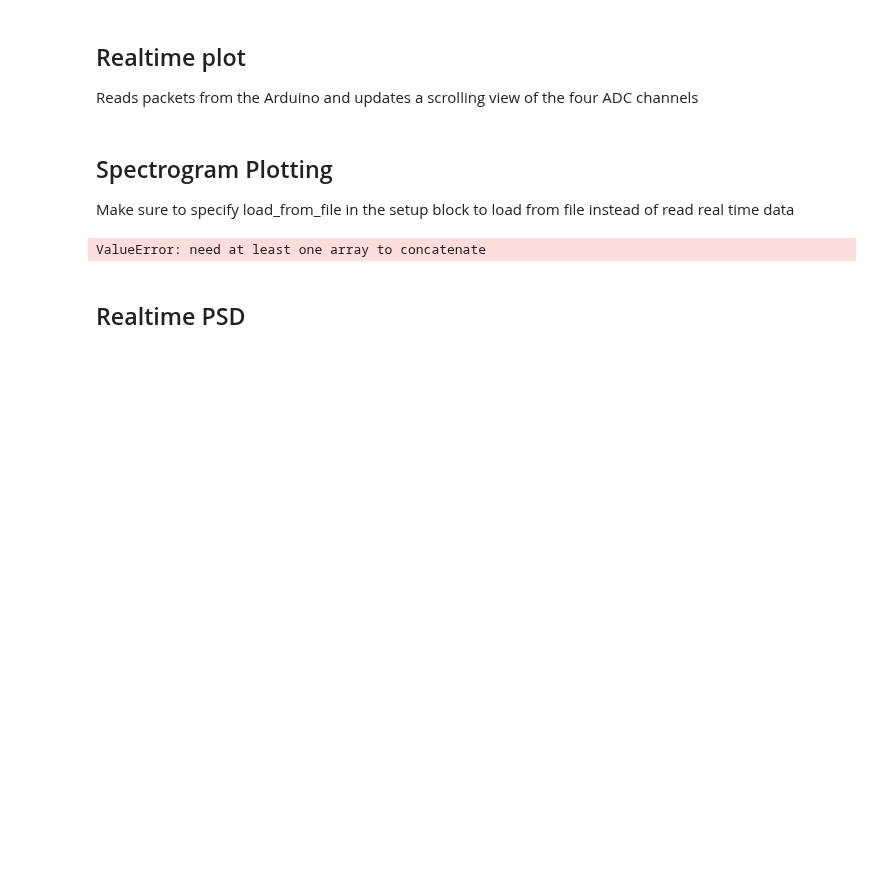
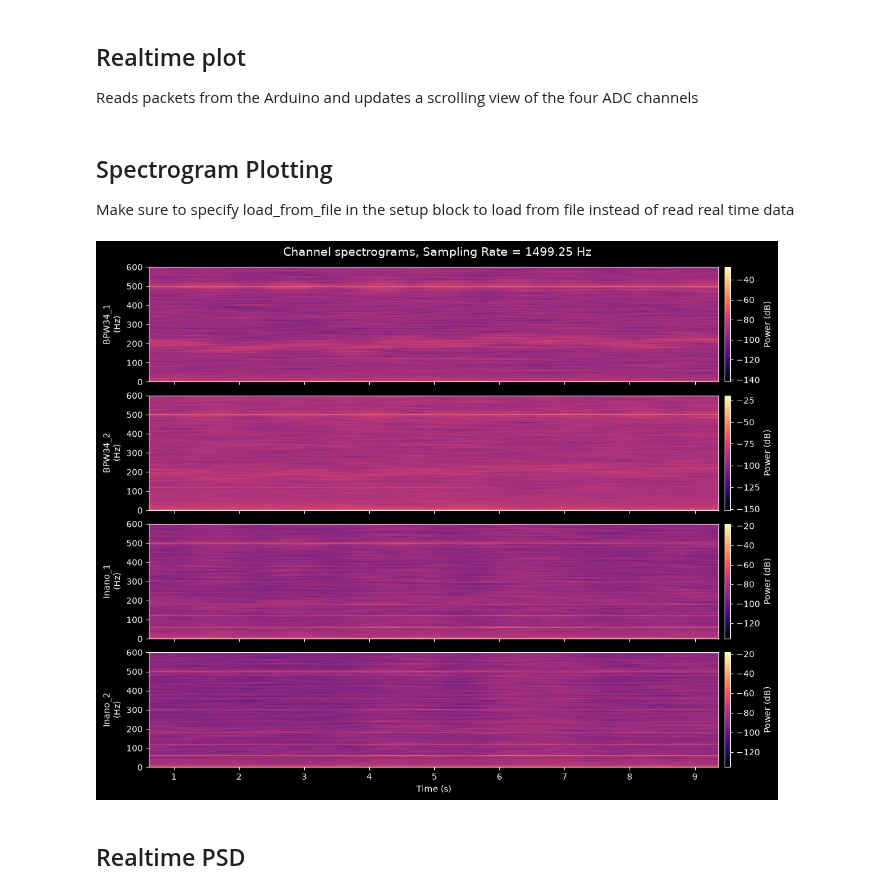
Before and after one commit to UmbraGlobe/QRNG, a Jupyter notebook: main.ipynb, the cells around one changed output. Drawn from its saved outputs; the diff is of its cells as text; code cells hidden in the pictures; blank space fills up the shorter version.

```diff
--- a/main.ipynb
+++ b/main.ipynb
@@ -126,62 +186,68 @@ Make sure to specify load_from_file in the setup block to load from file instead
 # %%
 from scipy.signal import get_window
 
-ser = serial.Serial(PORT, BAUD, timeout=1)
+
+if not LOAD_FROM_FILE:
+    ser = serial.Serial(PORT, BAUD, timeout=1)
 NFFT = 4096
 WINDOWSIZE = 2048
 WINDOW = 'hamming'
 OVERLAP = 90
 BAND = [490, 510]  # bandpass filter range in Hz
 FILTER = False
+CAPTURE_TIME = 10  # seconds
 
 ## load from file or read from serial
 ## after this block: samples[ch] and times are plain 1-D numpy arrays
-if load_from_file:
-    df = pd.read_csv(load_file_path, index_col='timestamp')
-    samples = {ch: df[ch].to_numpy() / adc_max * v_ref for ch in sensors}
-    times = df.index.to_numpy()
-else:
-    sample_chunks = {ch: [] for ch in sensors}
-    time_chunks = []
-    start = time.time()
-    while time.time() - start < 10:
-        if ser.read(1) == b'\xAA' and ser.read(1) == b'\xBB':
-            raw = ser.read(BYTES_PER_SAMPLE)
-            if len(raw) == BYTES_PER_SAMPLE:
-                data = np.frombuffer(raw, dtype=payload_dtype)
-                time_chunks.append(data['timestamp'])
-                for ch in sensors:
-                    sample_chunks[ch].append(data[ch] / adc_max * v_ref)
+if LOAD_FROM_FILE:
+    reader = read_from_file_realtime(LOAD_FILE_PATH)
+
+
+sample_chunks = {s: [] for s in SENSORS}
+time_chunks = []
+start = time.time()
+
+# !!! ENSURE DATA IN FILE IS ATLEAST AS LONG AS CAPTURE TIME
+while time.time() - start < CAPTURE_TIME:
+    if LOAD_FROM_FILE:
+        data_sets = reader()
+    else:
+        data_sets = try_read_realtime(ser)
+    if data_sets is not None:
+        time_chunks.append(data_sets['timestamp'])
+        for s in SENSORS:
+            sample_chunks[s].append(data_sets[s] / ADC_MAX * V_REF)
+if ser is not None and ser.is_open:
     ser.close()
-    samples = {ch: np.concatenate(sample_chunks[ch]) for ch in sensors}
-    times = np.concatenate(time_chunks)
 
+samples = {s: np.concatenate(sample_chunks[s]) for s in SENSORS}
+times = np.concatenate(time_chunks)
 
 Fs = 1.0 / (np.median(np.diff(times)) * 1e-6)
 win = get_window(WINDOW, WINDOWSIZE)
 noverlap = int(WINDOWSIZE * OVERLAP / 100)
 
-sos = signal.butter(10, BAND, btype='bp', fs=Fs, output='sos')
-filtered = {ch: signal.sosfilt(sos, samples[ch]) for ch in sensors}
+sos_bp = signal.butter(10, BAND, btype='bp', fs=Fs, output='sos')
+filtered = {s: signal.sosfilt(sos_bp, samples[s]) for s in SENSORS}
 
 with plt.style.context('dark_background'):
     fig, axes = plt.subplots(4, 1, figsize=(11, 9), sharex=True, constrained_layout=True)
     fig.suptitle(f'Channel spectrograms, Sampling Rate = {Fs:.2f} Hz', fontsize=14)
 
-    for ax, ch in zip(axes, sensors):
+    for ax, s in zip(axes, SENSORS):
         if FILTER:
-            spec, freqs, t_bins, im = ax.specgram(filtered[ch], Fs=Fs, NFFT=WINDOWSIZE, window=win, noverlap=noverlap, pad_to=NFFT, cmap='magma')
+            spec, freqs, t_bins, im = ax.specgram(filtered[s], Fs=Fs, NFFT=WINDOWSIZE, window=win, noverlap=noverlap, pad_to=NFFT, cmap='magma')
         else:
-            spec, freqs, t_bins, im = ax.specgram(samples[ch], Fs=Fs, NFFT=WINDOWSIZE, window=win, noverlap=noverlap, pad_to=NFFT, cmap='magma')
-        ax.set_ylabel(f'{ch}\n(Hz)')
+            spec, freqs, t_bins, im = ax.specgram(samples[s], Fs=Fs, NFFT=WINDOWSIZE, window=win, noverlap=noverlap, pad_to=NFFT, cmap='magma')
+        ax.set_ylabel(f'{s}\n(Hz)')
         ax.set_ylim(0, 600)
         cbar = fig.colorbar(im, ax=ax, pad=0.01)
         cbar.set_label('Power (dB)')
 
     axes[-1].set_xlabel('Time (s)')
     plt.show()
 # %% [output]
-ValueError: need at least one array to concatenate
+[figure, added]
 # %% [markdown]
 ## Realtime PSD
 # %%
```
Also changed, not shown: parts of 9 cells of this notebook, 44 other files.
